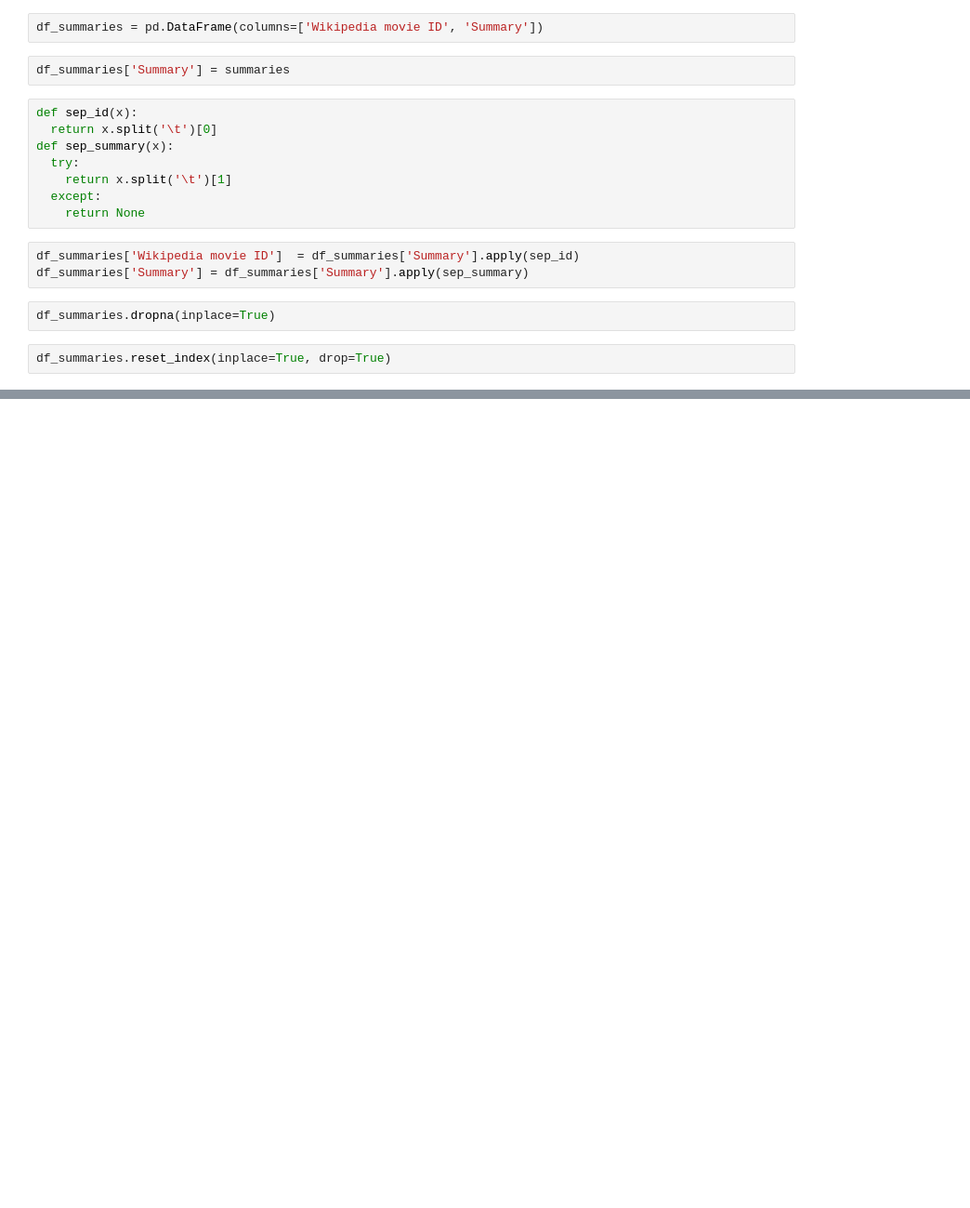
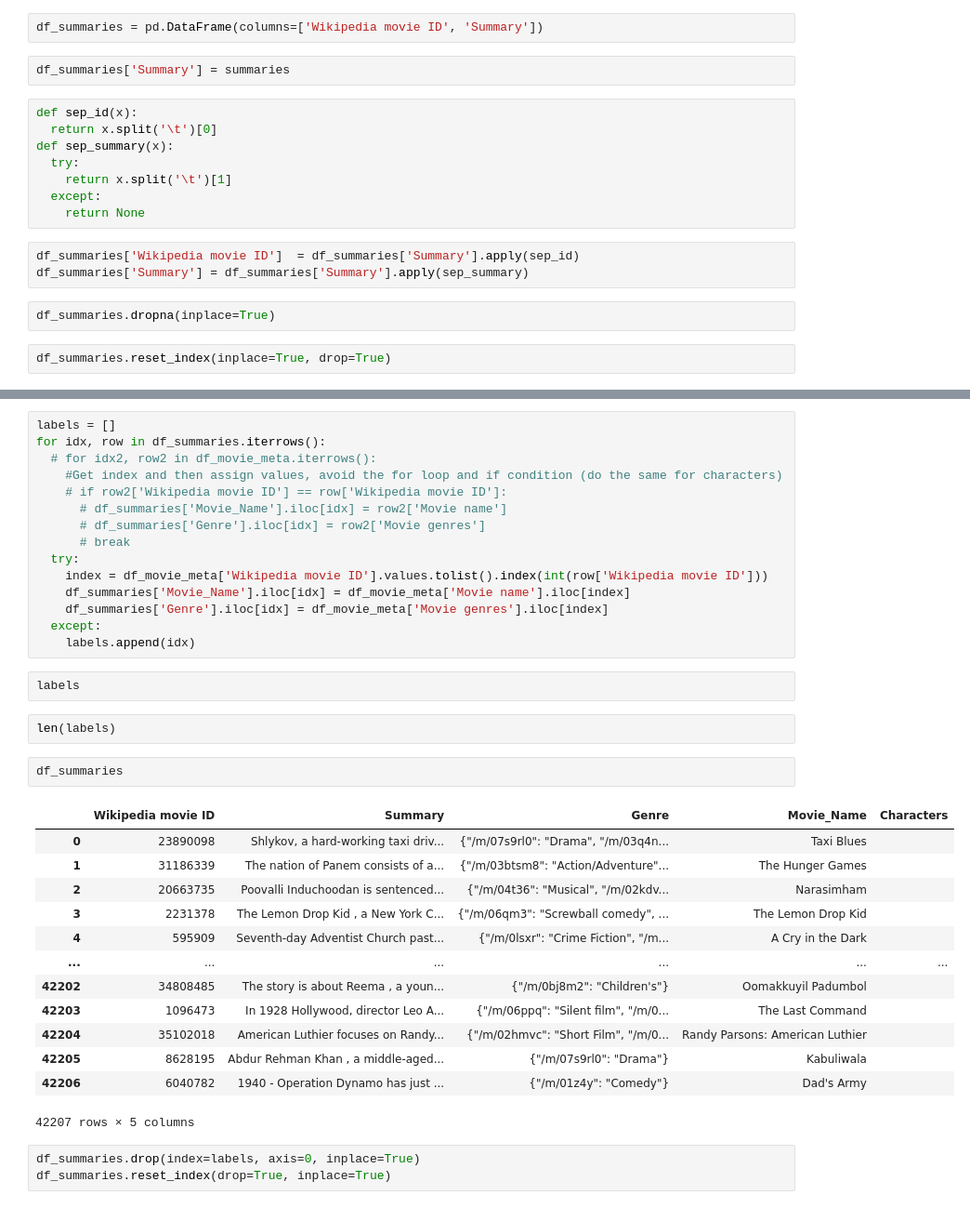
Before and after one commit to Anshumaan-Chauhan02/VST, a Jupyter notebook: Data_Exploration.ipynb, the cells around one changed output, grey strips where cells are left out. Shown at 93% size. Saved outputs shown, nothing was run; the diff lists cells and outputs as text; blank space fills up the shorter version.

```diff
--- a/Data_Exploration.ipynb
+++ b/Data_Exploration.ipynb
@@ -99,0 +116,38 @@ df_summaries
+# %%
+labels = []
+for idx, row in df_summaries.iterrows():
+  # for idx2, row2 in df_movie_meta.iterrows():
+    #Get index and then assign values, avoid the for loop and if condition (do the same for characters)
+    # if row2['Wikipedia movie ID'] == row['Wikipedia movie ID']:
+      # df_summaries['Movie_Name'].iloc[idx] = row2['Movie name']
+      # df_summaries['Genre'].iloc[idx] = row2['Movie genres']
+      # break
+  try:
+    index = df_movie_meta['Wikipedia movie ID'].values.tolist().index(int(row['Wikipedia movie ID']))
+    df_summaries['Movie_Name'].iloc[idx] = df_movie_meta['Movie name'].iloc[index]
+    df_summaries['Genre'].iloc[idx] = df_movie_meta['Movie genres'].iloc[index]
+  except:
+    labels.append(idx)
+# %%
+labels
+# %%
+len(labels)
+# %%
+df_summaries
+# %% [output]
+|  | Wikipedia movie ID | Summary | Genre | Movie_Name | Characters |
+| 0 | 23890098 | Shlykov, a hard-working taxi driv... | {"/m/07s9rl0": "Drama", "/m/03q4n... | Taxi Blues |  |
+| 1 | 31186339 | The nation of Panem consists of a... | {"/m/03btsm8": "Action/Adventure"... | The Hunger Games |  |
+| 2 | 20663735 | Poovalli Induchoodan is sentenced... | {"/m/04t36": "Musical", "/m/02kdv... | Narasimham |  |
+| 3 | 2231378 | The Lemon Drop Kid , a New York C... | {"/m/06qm3": "Screwball comedy", ... | The Lemon Drop Kid |  |
+| 4 | 595909 | Seventh-day Adventist Church past... | {"/m/0lsxr": "Crime Fiction", "/m... | A Cry in the Dark |  |
+| ... | ... | ... | ... | ... | ... |
+| 42202 | 34808485 | The story is about Reema , a youn... | {"/m/0bj8m2": "Children's"} | Oomakkuyil Padumbol |  |
+| 42203 | 1096473 | In 1928 Hollywood, director Leo A... | {"/m/06ppq": "Silent film", "/m/0... | The Last Command |  |
+| 42204 | 35102018 | American Luthier focuses on Randy... | {"/m/02hmvc": "Short Film", "/m/0... | Randy Parsons: American Luthier |  |
+| 42205 | 8628195 | Abdur Rehman Khan , a middle-aged... | {"/m/07s9rl0": "Drama"} | Kabuliwala |  |
+| 42206 | 6040782 | 1940 - Operation Dynamo has just ... | {"/m/01z4y": "Comedy"} | Dad's Army |  |
+42207 rows × 5 columns
+# %%
+df_summaries.drop(index=labels, axis=0, inplace=True)
+df_summaries.reset_index(drop=True, inplace=True)
```
Also changed, not shown: parts of 8 cells of this notebook.
